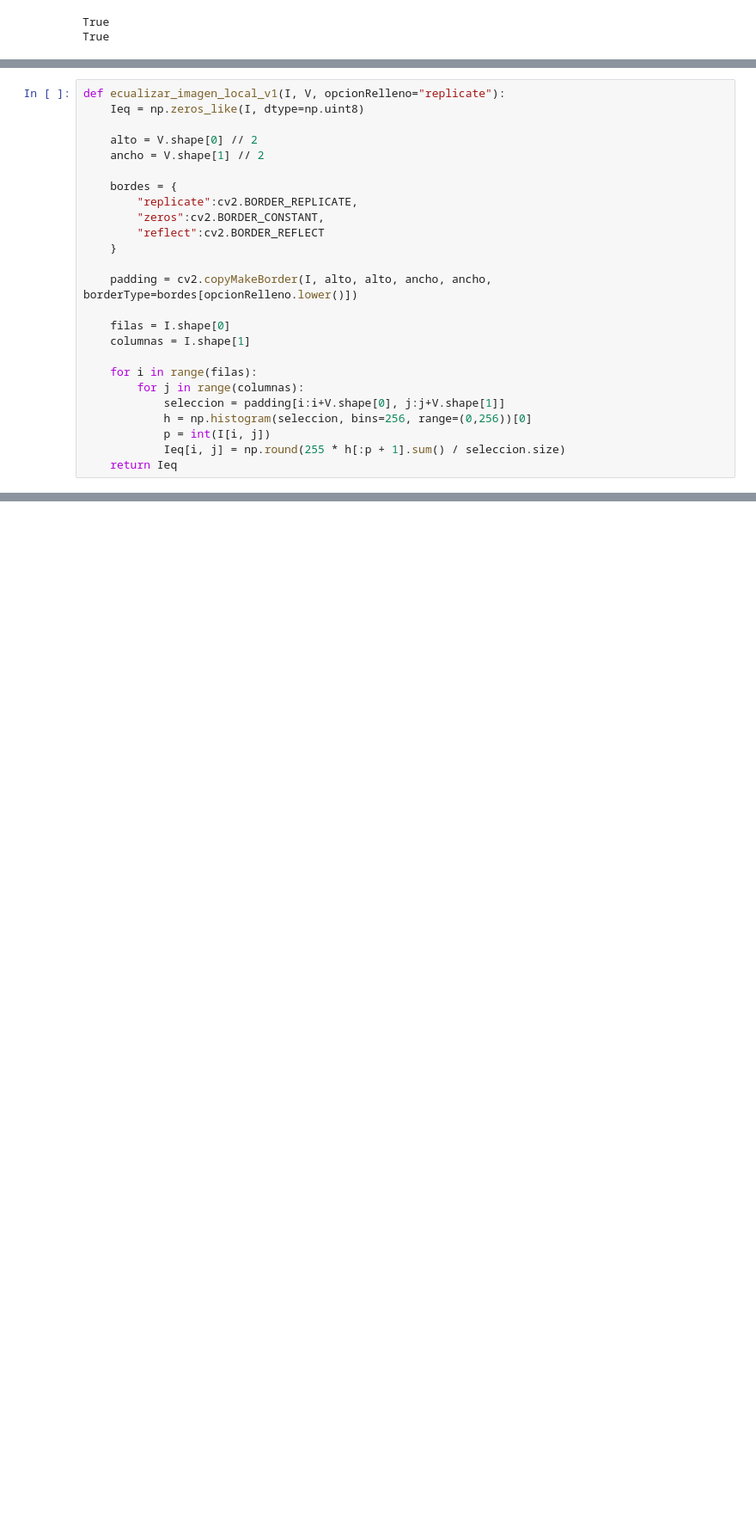
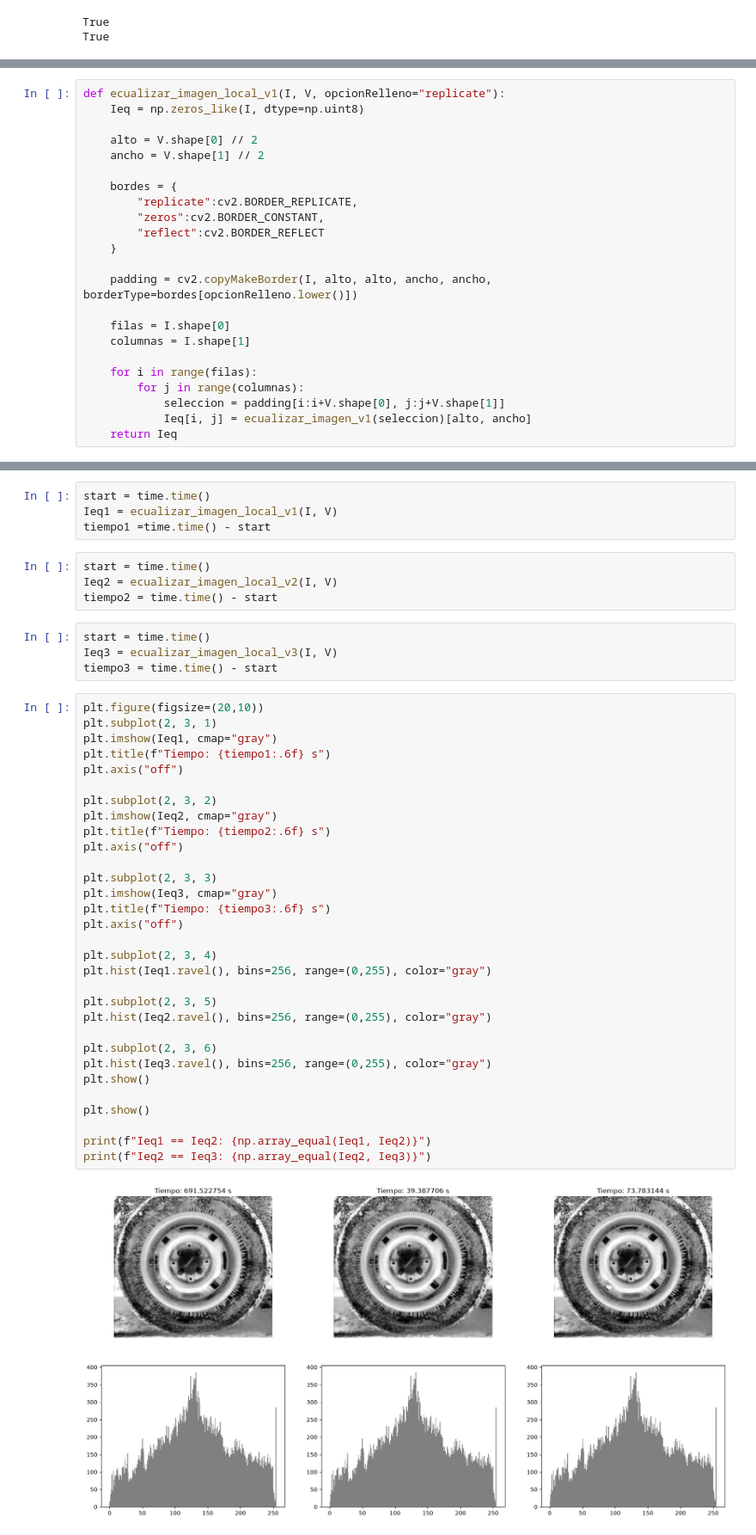
Before and after one commit to rubencq26/Practica4VpC, a Jupyter notebook: practica4.ipynb, the cells around one changed output, grey strips where cells are left out. Shown at 86% size. Saved outputs shown, nothing was run; the diff lists cells and outputs as text; blank space fills up the shorter version.

```diff
--- a/practica4.ipynb
+++ b/practica4.ipynb
@@ -420,8 +420,6 @@ def ecualizar_imagen_local_v1(I, V, opcionRelleno="replicate"):
     for i in range(filas):
         for j in range(columnas):
             seleccion = padding[i:i+V.shape[0], j:j+V.shape[1]]
-            h = np.histogram(seleccion, bins=256, range=(0,256))[0]
-            p = int(I[i, j])
-            Ieq[i, j] = np.round(255 * h[:p + 1].sum() / seleccion.size)
+            Ieq[i, j] = ecualizar_imagen_v1(seleccion)[alto, ancho]
     return Ieq
 # %%
@@ -471,0 +489,45 @@ def ecualizar_imagen_local_v3(I, V, opcionRelleno="replicate"):
+# %%
+start = time.time()
+Ieq1 = ecualizar_imagen_local_v1(I, V)
+tiempo1 =time.time() - start
+# %%
+start = time.time()
+Ieq2 = ecualizar_imagen_local_v2(I, V)
+tiempo2 = time.time() - start
+# %%
+start = time.time()
+Ieq3 = ecualizar_imagen_local_v3(I, V)
+tiempo3 = time.time() - start
+# %%
+plt.figure(figsize=(20,10))
+plt.subplot(2, 3, 1)
+plt.imshow(Ieq1, cmap="gray")
+plt.title(f"Tiempo: {tiempo1:.6f} s")
+plt.axis("off")
+
+plt.subplot(2, 3, 2)
+plt.imshow(Ieq2, cmap="gray")
+plt.title(f"Tiempo: {tiempo2:.6f} s")
+plt.axis("off")
+
+plt.subplot(2, 3, 3)
+plt.imshow(Ieq3, cmap="gray")
+plt.title(f"Tiempo: {tiempo3:.6f} s")
+plt.axis("off")
+
+plt.subplot(2, 3, 4)
+plt.hist(Ieq1.ravel(), bins=256, range=(0,255), color="gray")
+
+plt.subplot(2, 3, 5)
+plt.hist(Ieq2.ravel(), bins=256, range=(0,255), color="gray")
+
+plt.subplot(2, 3, 6)
+plt.hist(Ieq3.ravel(), bins=256, range=(0,255), color="gray")
+plt.show()
+
+plt.show()
+
+print(f"Ieq1 == Ieq2: {np.array_equal(Ieq1, Ieq2)}")
+print(f"Ieq2 == Ieq3: {np.array_equal(Ieq2, Ieq3)}")
+# %% [output]
+[figure, added]
```
Also changed, not shown: parts of 12 cells of this notebook, 2 other files.
